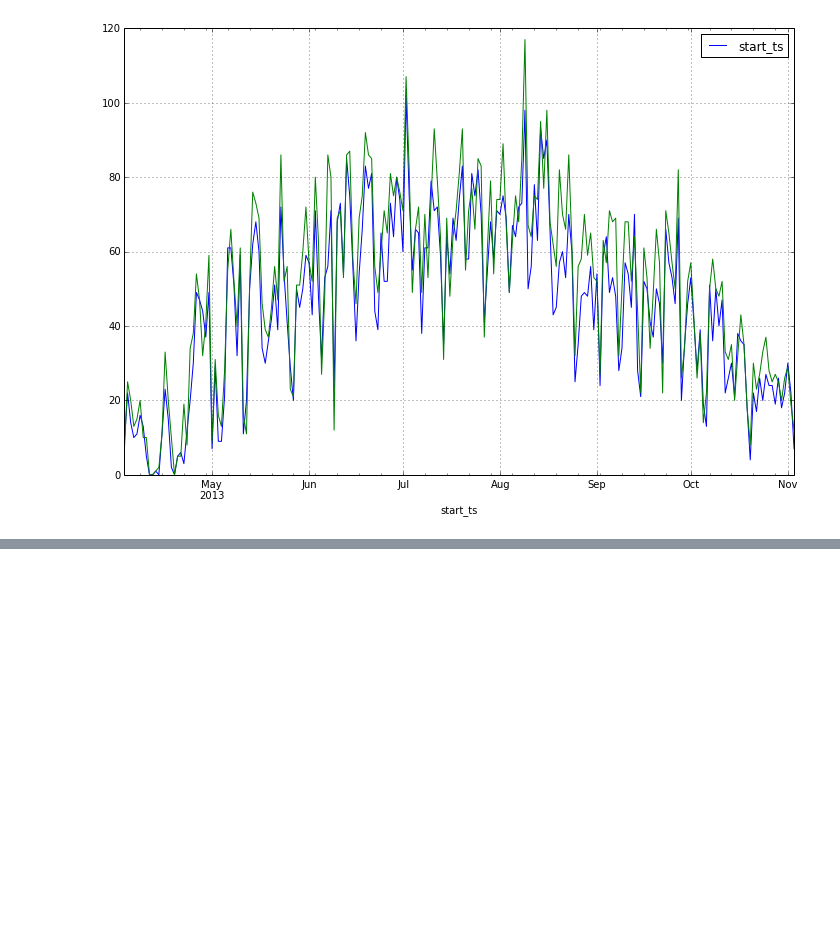
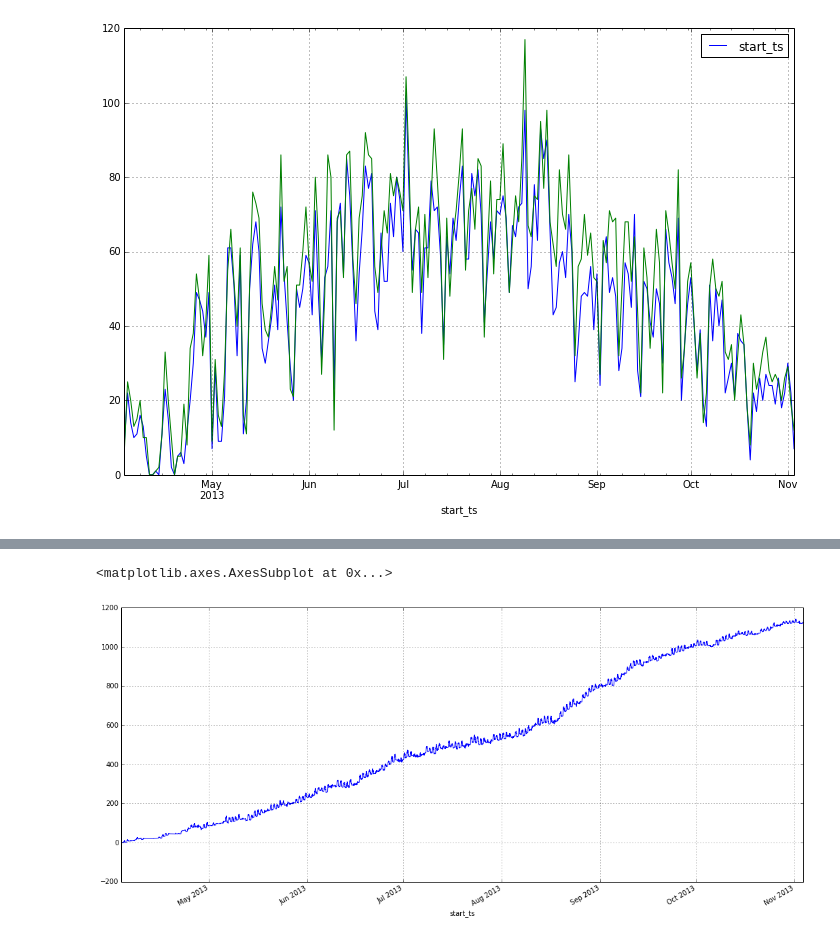
Before and after one commit to cpdean/bikes, a Jupyter notebook: notebooks/Tracking Rebalances.ipynb, the cells around one changed output, grey strips where cells are left out. Cells and saved outputs as stored; diff of their text form; code cells hidden in the pictures; blank space fills up the shorter version.

```diff
--- a/notebooks/Tracking Rebalances.ipynb
+++ b/notebooks/Tracking Rebalances.ipynb
@@ -143,0 +157,15 @@ ValueError: cannot reindex from a duplicate axis
+# %%
+# so for the most part you can see that by the end of the year
+# NR had to relocate over 1000 bikes from this location alone
+
+# fortunately this tells me that they aren't cramming rebalance stats
+# in here, so I'll have to come up with something later to detect the rebalances
+# like finding a group of bikes that should be at one station but leave from another
+
+# ---
+
+# let's not smooth anything out this time
+deltas[deltas["station"] == "IDS Center"].sort().change.cumsum().plot(figsize=(18,8))
+# %% [output]
+<matplotlib.axes.AxesSubplot at 0x...>
+[figure, added]
```
Also changed, not shown: parts of 7 cells of this notebook.
